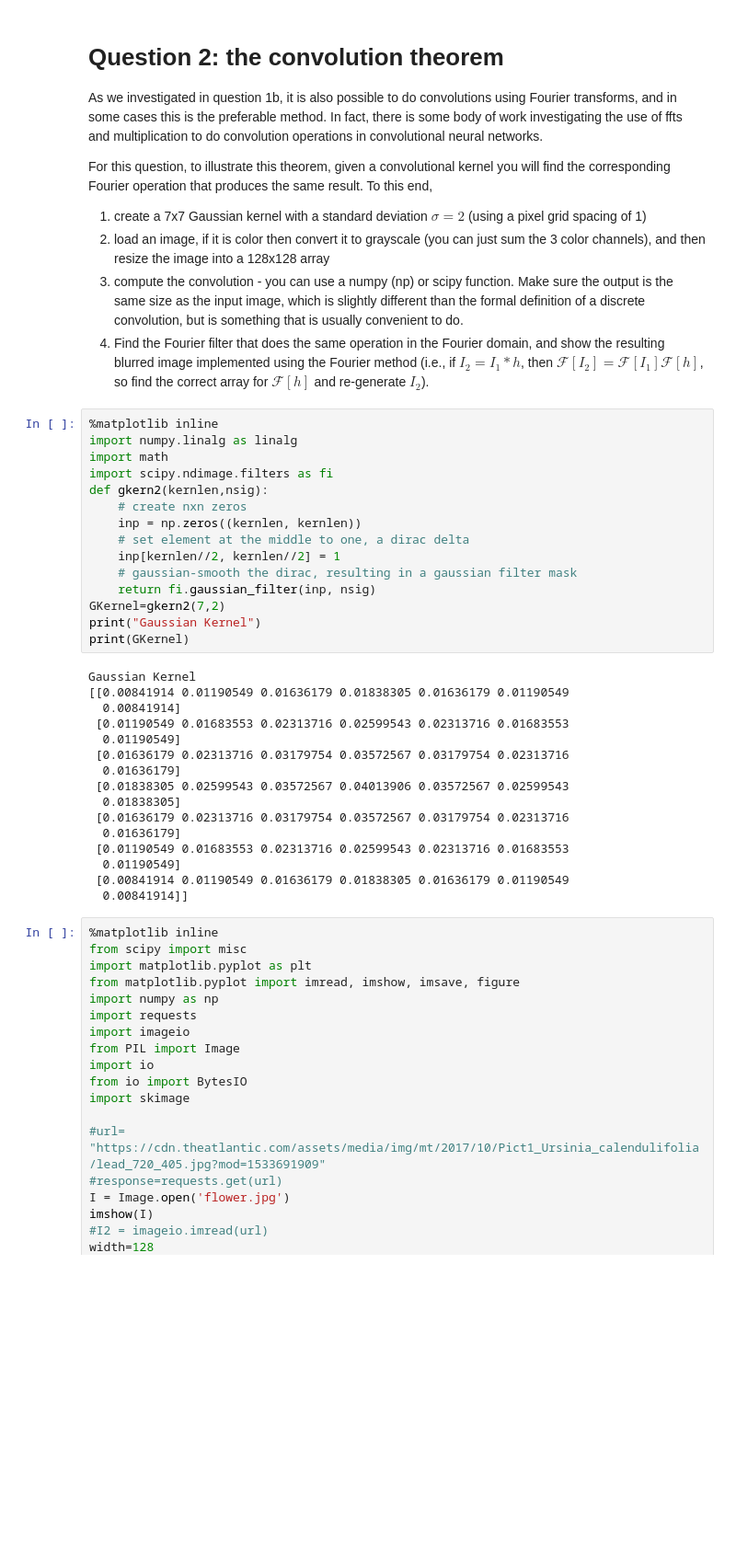
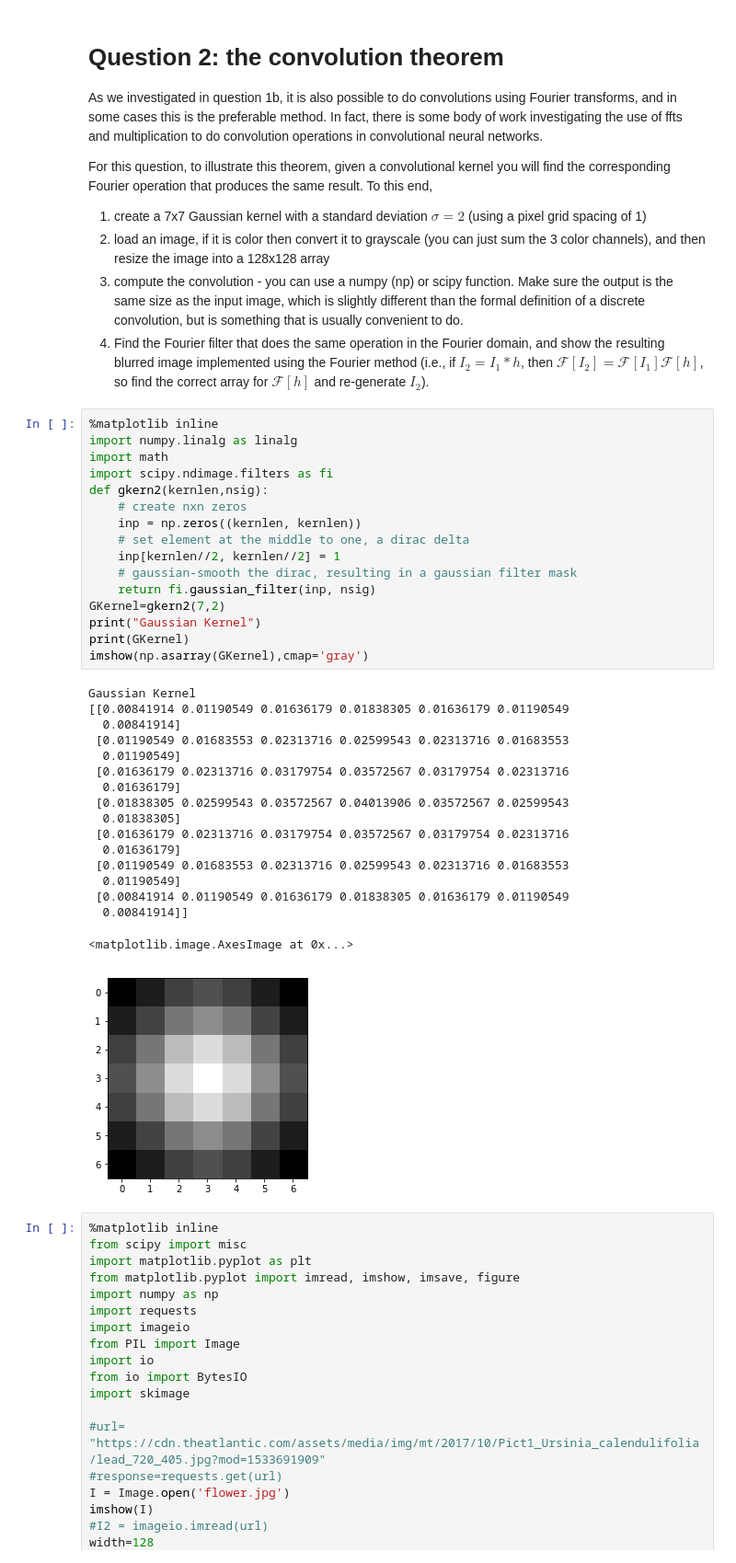
Before and after one commit to echelales/BME-590-Machine-Learning-in-Imaging, a Jupyter notebook: homework/homework_1/HW1.ipynb, the cells around one changed output. Shown at 92% size. Saved outputs shown, nothing was run; the diff lists cells and outputs as text; blank space fills up the shorter version.

```diff
--- a/homework/homework_1/HW1.ipynb
+++ b/homework/homework_1/HW1.ipynb
@@ -101,33 +100,36 @@ For this question, to illustrate this theorem, given a convolutional kernel you
 %matplotlib inline
 import numpy.linalg as linalg
 import math
 import scipy.ndimage.filters as fi
 def gkern2(kernlen,nsig):
     # create nxn zeros
     inp = np.zeros((kernlen, kernlen))
     # set element at the middle to one, a dirac delta
     inp[kernlen//2, kernlen//2] = 1
     # gaussian-smooth the dirac, resulting in a gaussian filter mask
     return fi.gaussian_filter(inp, nsig)
 GKernel=gkern2(7,2)
 print("Gaussian Kernel")
 print(GKernel)
+imshow(np.asarray(GKernel),cmap='gray')
 # %% [output]
 Gaussian Kernel
 [[0.00841914 0.01190549 0.01636179 0.01838305 0.01636179 0.01190549
   0.00841914]
  [0.01190549 0.01683553 0.02313716 0.02599543 0.02313716 0.01683553
   0.01190549]
  [0.01636179 0.02313716 0.03179754 0.03572567 0.03179754 0.02313716
   0.01636179]
  [0.01838305 0.02599543 0.03572567 0.04013906 0.03572567 0.02599543
   0.01838305]
  [0.01636179 0.02313716 0.03179754 0.03572567 0.03179754 0.02313716
   0.01636179]
  [0.01190549 0.01683553 0.02313716 0.02599543 0.02313716 0.01683553
   0.01190549]
  [0.00841914 0.01190549 0.01636179 0.01838305 0.01636179 0.01190549
   0.00841914]]
+<matplotlib.image.AxesImage at 0x...>
+[figure, added]
 # %%
 %matplotlib inline
 from scipy import misc
```
Also changed, not shown: parts of 4 cells of this notebook.
